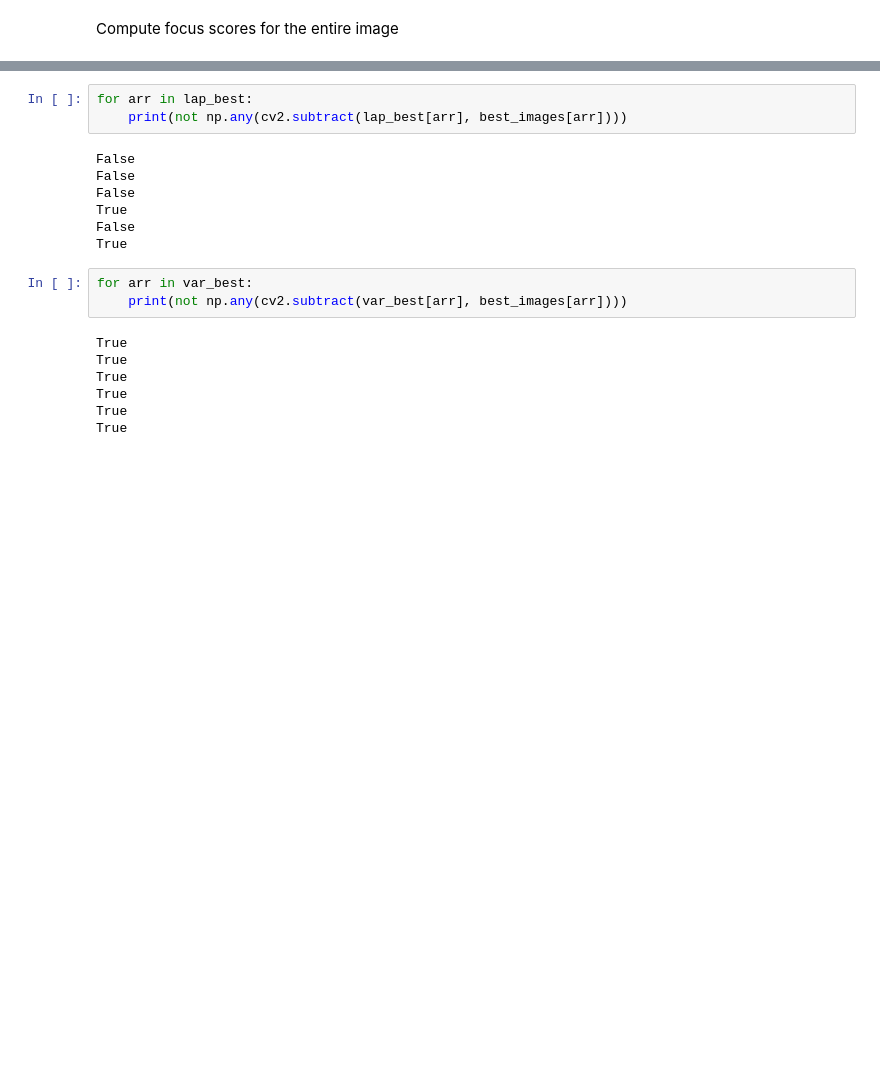
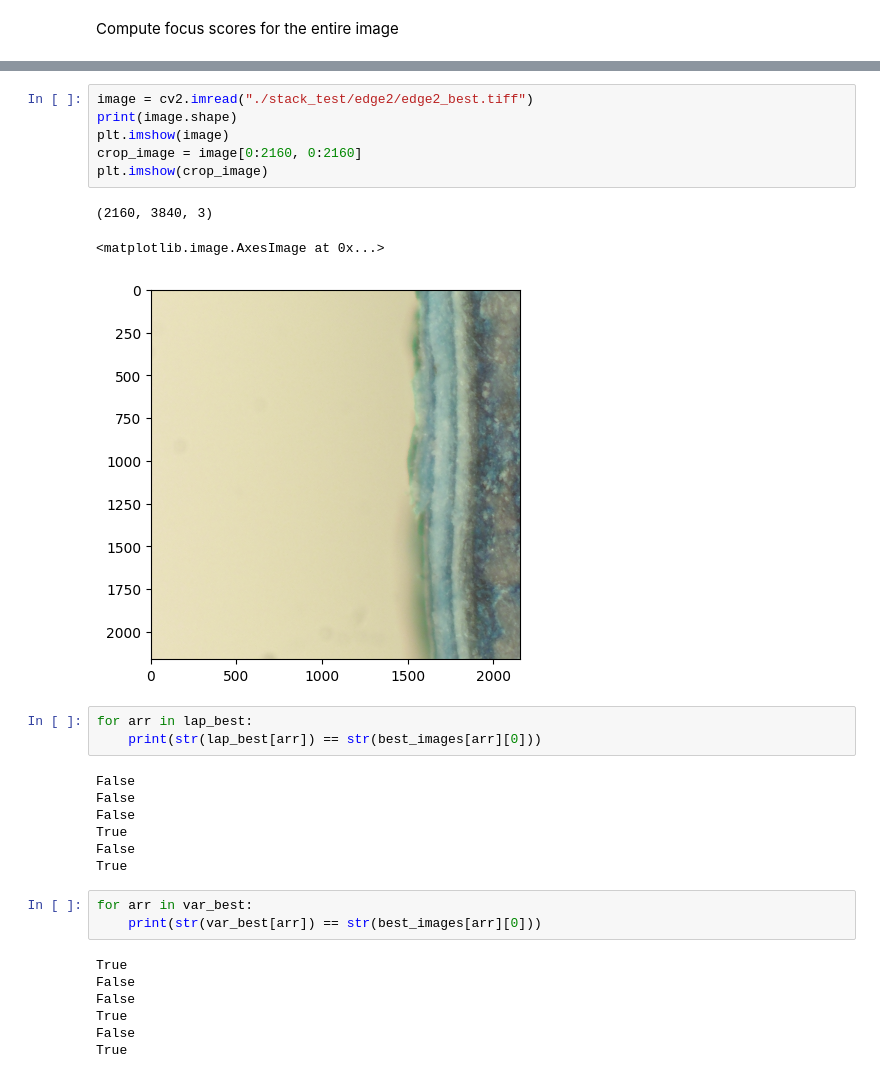
Before and after one commit to temporalecologylab/TreeRings, a Jupyter notebook: code/focus_testng/focus_method_compare.ipynb, the cells around one changed output, grey strips where cells are left out. Saved outputs shown, nothing was run; the diff lists cells and outputs as text; blank space fills up the shorter version.

```diff
--- a/code/focus_testng/focus_method_compare.ipynb
+++ b/code/focus_testng/focus_method_compare.ipynb
@@ -103,6 +308,16 @@ plt.imshow(best_images["border1_array"])
+# %%
+image = cv2.imread("./stack_test/edge2/edge2_best.tiff")
+print(image.shape)
+plt.imshow(image)
+crop_image = image[0:2160, 0:2160]
+plt.imshow(crop_image)
+# %% [output]
+(2160, 3840, 3)
+<matplotlib.image.AxesImage at 0x...>
+[figure, added]
 # %%
 for arr in lap_best:
-    print(not np.any(cv2.subtract(lap_best[arr], best_images[arr])))
+    print(str(lap_best[arr]) == str(best_images[arr][0]))
 # %% [output]
 False
 False
@@ -112,11 +327,11 @@ False
 True
 # %%
 for arr in var_best:
-    print(not np.any(cv2.subtract(var_best[arr], best_images[arr])))
+    print(str(var_best[arr]) == str(best_images[arr][0]))
 # %% [output]
 True
+False
+False
 True
+False
 True
-True
-True
-True
```
Also changed, not shown: parts of 18 cells of this notebook, 1 other file.
